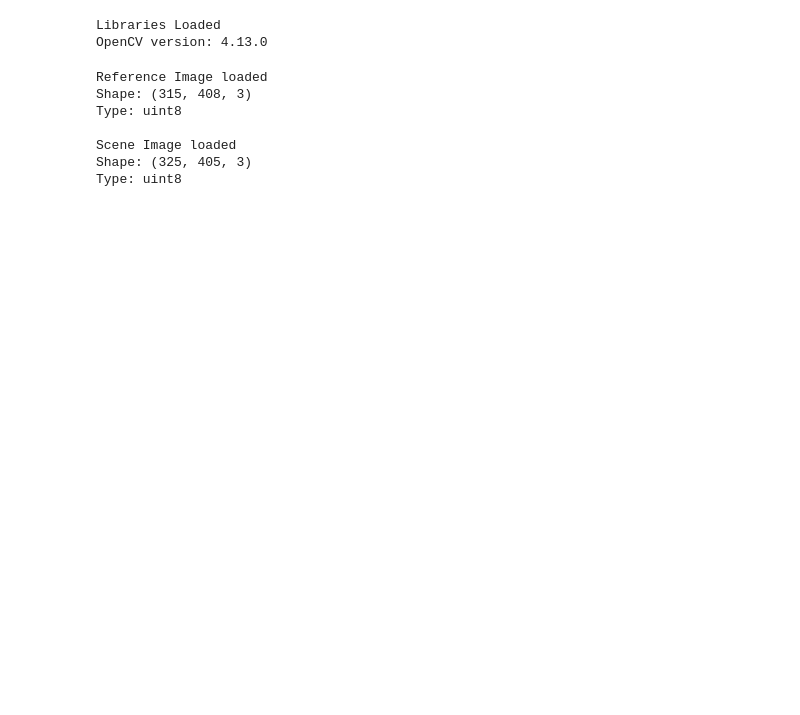
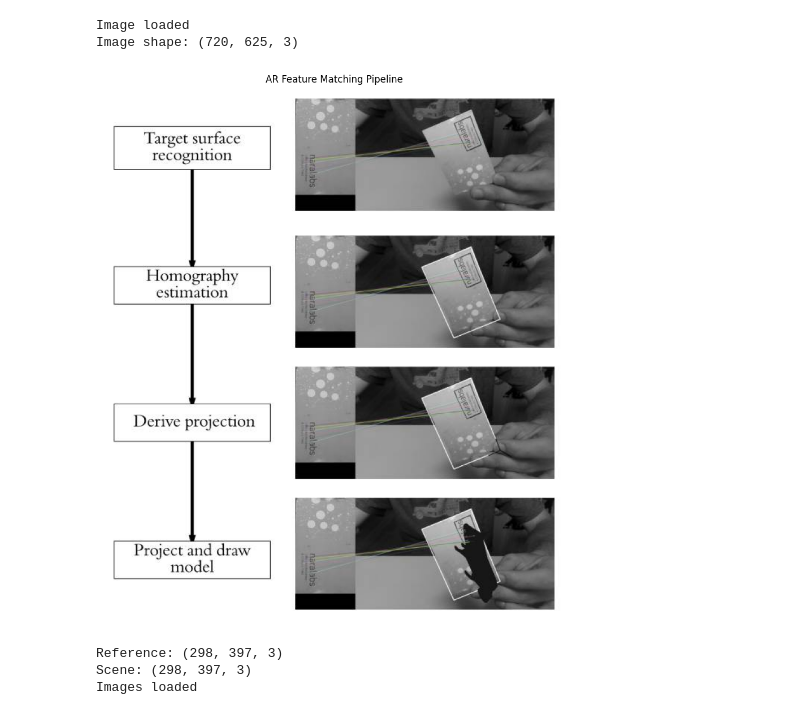
Before and after one commit to Kamalesh-Suresh-Kumar/VI-Image-Processing-and-Computer-Vision, a Jupyter notebook: LAB10/ARusingFeaturematching.ipynb, the cells around one changed output. Saved outputs shown, nothing was run; the diff lists cells and outputs as text; code cells hidden in the pictures; blank space fills up the shorter version.

Commit message:
Updated and Correct Version

```diff
--- a/LAB10/ARusingFeaturematching.ipynb
+++ b/LAB10/ARusingFeaturematching.ipynb
@@ -19,38 +17,53 @@ Requirement already satisfied: six>=1.5 in c:\users\kamal\onedrive\desktop\image
 import cv2
 import numpy as np
 from matplotlib import pyplot as plt
-import os
-
-print("Libraries Loaded")
-print("OpenCV version:", cv2.__version__)
-# %% [output]
-Libraries Loaded
-OpenCV version: 4.13.0
 # %%
-def debug_image(name, img):
+# Path to the image
+path = "AR Pipeline.jpeg"
+img = cv2.imread(path)
 
-    if img is None:
-        print(f"{name} failed to load")
-    else:
-        print(f"{name} loaded")
-        print("Shape:", img.shape)
-        print("Type:", img.dtype)
-        print()
+print("Image loaded")
+print("Image shape:", img.shape)
+
+# Convert BGR to RGB
+img_rgb = cv2.cvtColor(img, cv2.COLOR_BGR2RGB)
+
+# Display image
+plt.figure(figsize=(16, 10))
+plt.imshow(img_rgb)
+plt.title("AR Feature Matching Pipeline")
+plt.axis("off")
+plt.tight_layout()
+plt.show()
+# %% [output]
+Image loaded
+Image shape: (720, 625, 3)
+[figure, added]
 # %%
-reference_path = "left.png"
-scene_path = "right.png"
+# Path
+ref_path = "left_view.png"
+scene_path = "right_view.png"
 
-reference_img = cv2.imread(reference_path)
+# Read images
+reference_img = cv2.imread(ref_path)
 scene_img = cv2.imread(scene_path)
 
-debug_image("Reference Image", reference_img)
-debug_image("Scene Image", scene_img)
+if reference_img is None or scene_img is None:
+    print("Error loading images")
+    exit()
+
+print("Reference:", reference_img.shape)
+print("Scene:", scene_img.shape)
+
+ref_h, ref_w = reference_img.shape[:2]
+
+# Convert to grayscale
+ref_gray = cv2.cvtColor(reference_img, cv2.COLOR_BGR2GRAY)
+scene_gray = cv2.cvtColor(scene_img, cv2.COLOR_BGR2GRAY)
+
+print("Images loaded")
 # %% [output]
-Reference Image loaded
-Shape: (315, 408, 3)
-Type: uint8
-
-Scene Image loaded
-Shape: (325, 405, 3)
-Type: uint8
+Reference: (298, 397, 3)
+Scene: (298, 397, 3)
+Images loaded
 # %%
```
Also changed, not shown: parts of 14 cells of this notebook, 23 other files.
